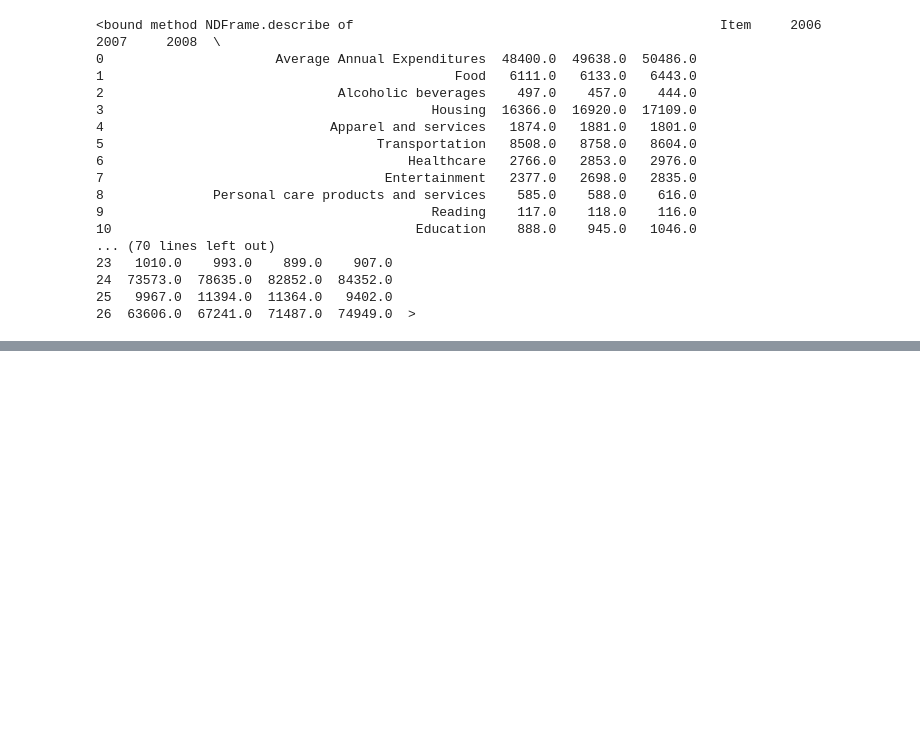
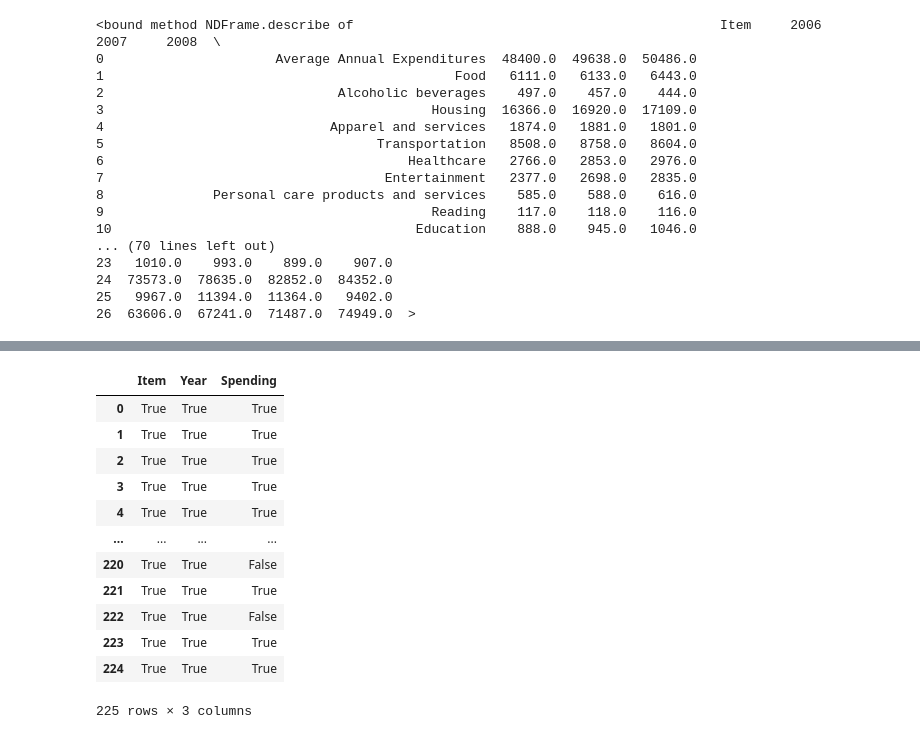
Before and after one commit to bwarzel/research-project, a Jupyter notebook: notebooks/secondmerge.ipynb, the cells around one changed output, grey strips where cells are left out. Saved outputs shown, nothing was run; the diff lists cells and outputs as text; code cells hidden in the pictures; blank space fills up the shorter version.

```diff
--- a/notebooks/secondmerge.ipynb
+++ b/notebooks/secondmerge.ipynb
@@ -162,0 +237,16 @@ combined_df.describe
+# %%
+df_long.notna()
+# %% [output]
+|  | Item | Year | Spending |
+| 0 | True | True | True |
+| 1 | True | True | True |
+| 2 | True | True | True |
+| 3 | True | True | True |
+| 4 | True | True | True |
+| ... | ... | ... | ... |
+| 220 | True | True | False |
+| 221 | True | True | True |
+| 222 | True | True | False |
+| 223 | True | True | True |
+| 224 | True | True | True |
+225 rows × 3 columns
```
Also changed, not shown: parts of 2 cells of this notebook, 6 other files.
